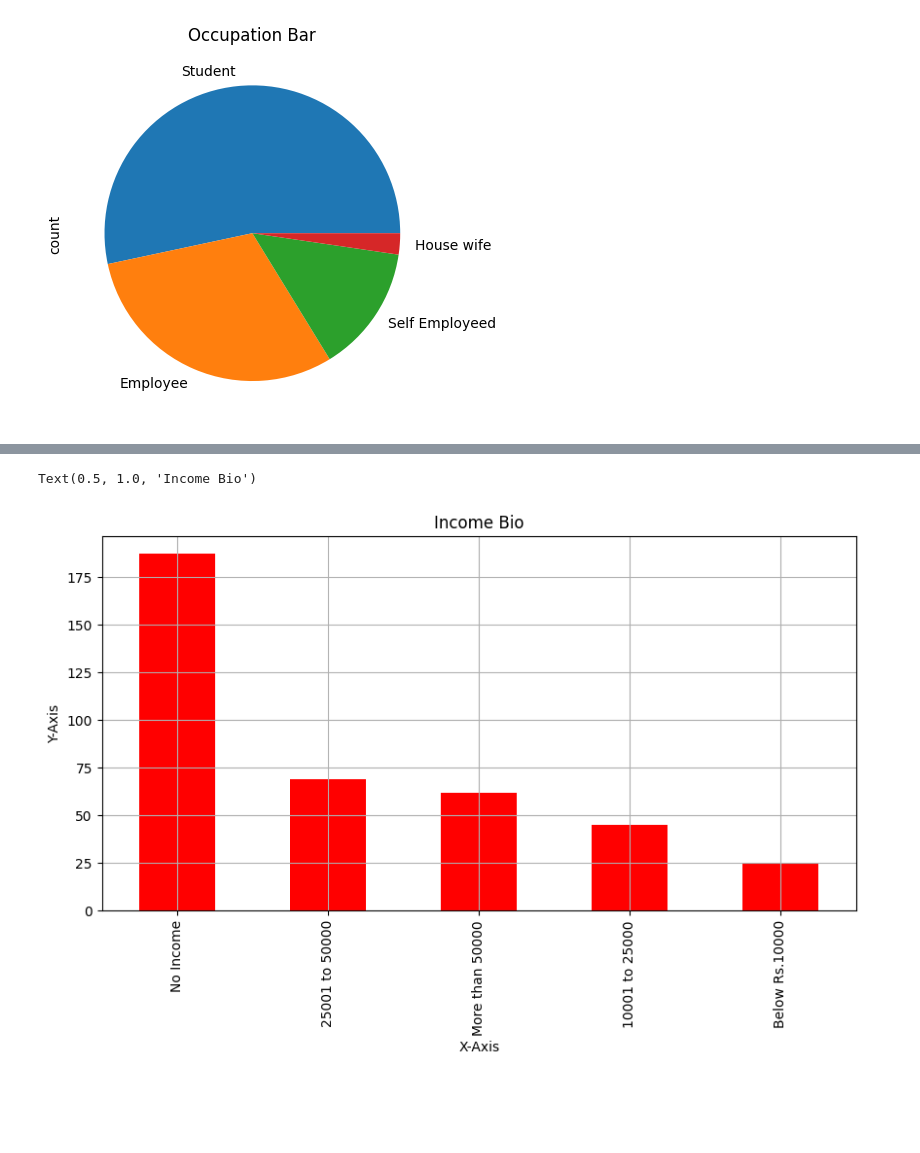
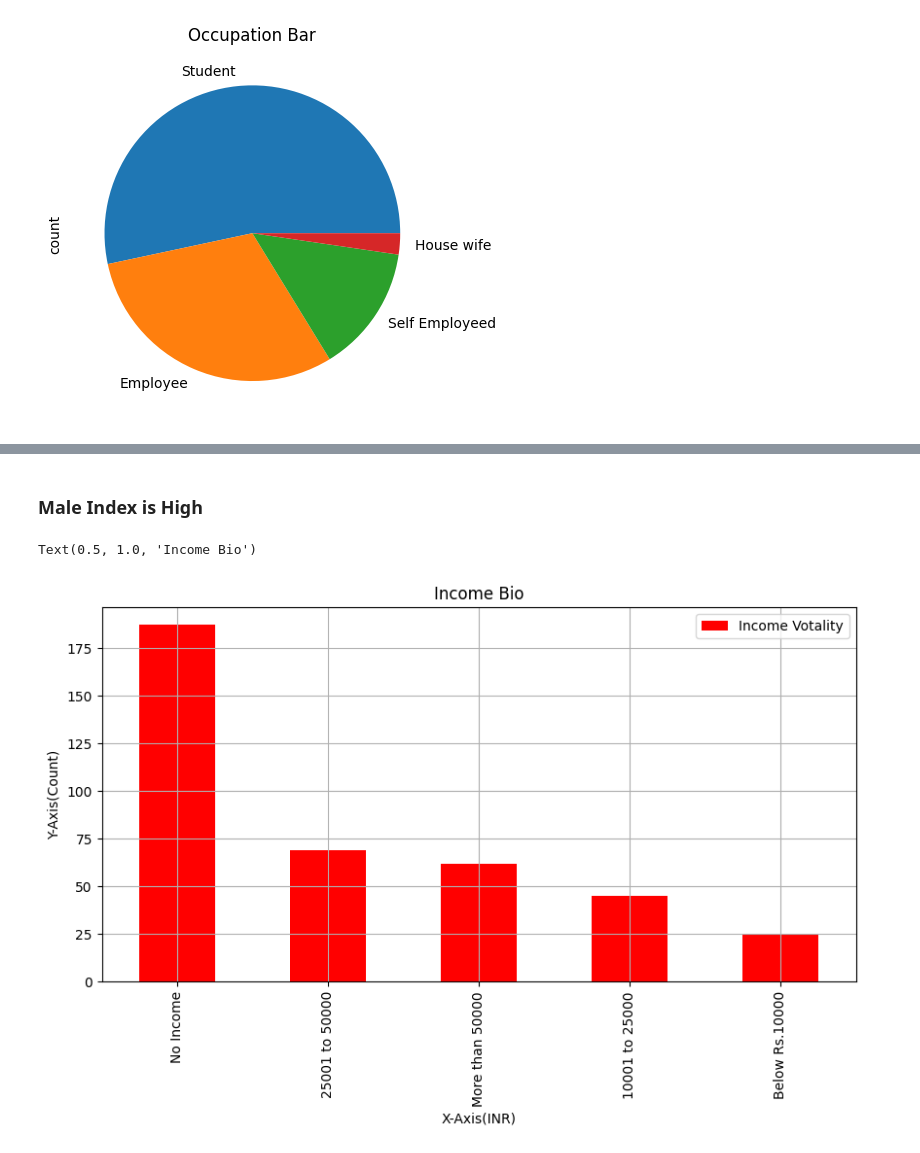
Before and after one commit to ayushsiloiya619/Online-Food-Orders-Analysis, a Jupyter notebook: Online_Food.ipynb, the cells around one changed output, grey strips where cells are left out. Cells and saved outputs as stored; diff of their text form; code cells hidden in the pictures; blank space fills up the shorter version.

```diff
--- a/Online_Food.ipynb
+++ b/Online_Food.ipynb
@@ -216,11 +218,14 @@ Text(0, 0.5, 'Y-Axis')
+# %% [markdown]
+### Male Index is High
 # %%
 # df["Monthly Income"].value_counts().plot(kind="pie")
 plt.figure(figsize=(10,5))
-df["Monthly Income"].value_counts().plot(kind="bar",color="red")
-plt.xlabel("X-Axis")
-plt.ylabel("Y-Axis")
+df["Monthly Income"].value_counts().plot(kind="bar",color="red",label="Income Votality")
+plt.xlabel("X-Axis(INR)")
+plt.ylabel("Y-Axis(Count)")
 plt.grid(True)
+plt.legend()
 plt.title("Income Bio")
 # %% [output]
 Text(0.5, 1.0, 'Income Bio')
-[figure, old version]
+[figure, new version]
```
Also changed, not shown: parts of 4 cells of this notebook.
